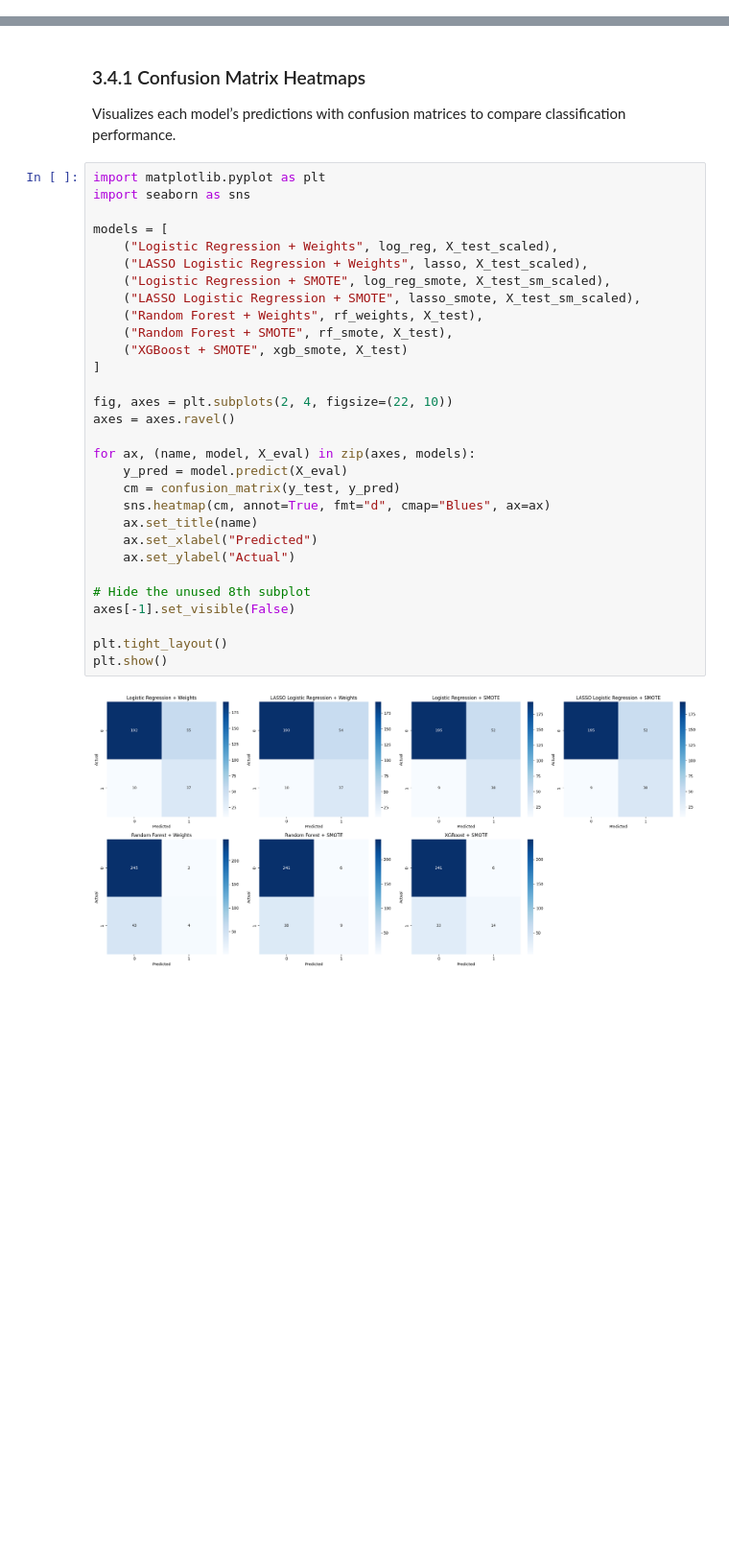
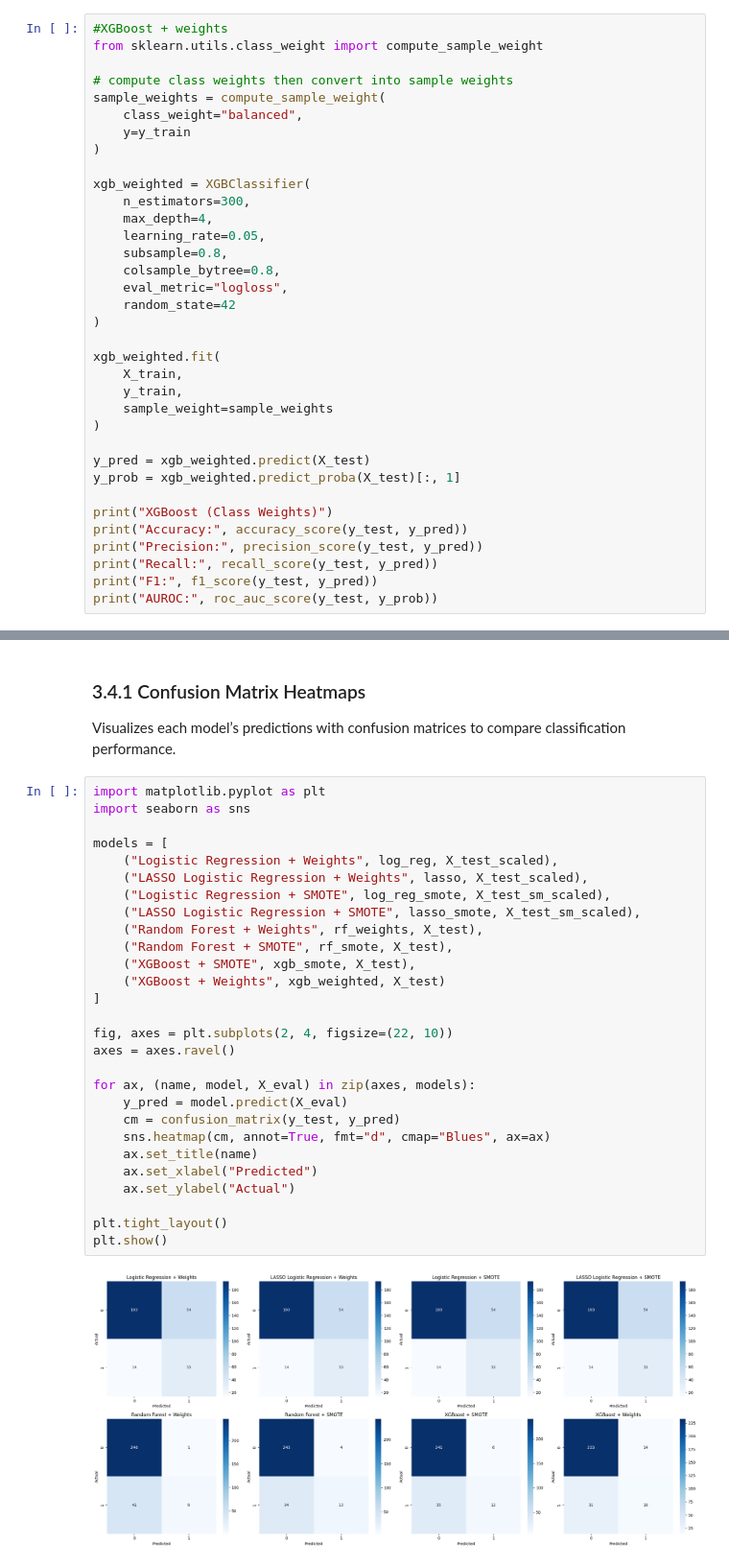
Before and after one commit to BigDataProject8/WorkforceIntelligence, a Jupyter notebook: project-08.ipynb, the cells around one changed output, grey strips where cells are left out. Shown at 96% size. Drawn from its saved outputs; the diff is of its cells as text; blank space fills up the shorter version.

```diff
--- a/project-08.ipynb
+++ b/project-08.ipynb
@@ -841,0 +846,35 @@ AUROC: 0.8259970712378328
+# %%
+#XGBoost + weights
+from sklearn.utils.class_weight import compute_sample_weight
+
+# compute class weights then convert into sample weights
+sample_weights = compute_sample_weight(
+    class_weight="balanced",
+    y=y_train
+)
+
+xgb_weighted = XGBClassifier(
+    n_estimators=300,
+    max_depth=4,
+    learning_rate=0.05,
+    subsample=0.8,
+    colsample_bytree=0.8,
+    eval_metric="logloss",
+    random_state=42
+)
+
+xgb_weighted.fit(
+    X_train,
+    y_train,
+    sample_weight=sample_weights
+)
+
+y_pred = xgb_weighted.predict(X_test)
+y_prob = xgb_weighted.predict_proba(X_test)[:, 1]
+
+print("XGBoost (Class Weights)")
+print("Accuracy:", accuracy_score(y_test, y_pred))
+print("Precision:", precision_score(y_test, y_pred))
+print("Recall:", recall_score(y_test, y_pred))
+print("F1:", f1_score(y_test, y_pred))
+print("AUROC:", roc_auc_score(y_test, y_prob))
@@ -889,35 +936,33 @@ Visualizes each model’s predictions with confusion matrices to compare classif
 # %%
 import matplotlib.pyplot as plt
 import seaborn as sns
 
 models = [
     ("Logistic Regression + Weights", log_reg, X_test_scaled),
     ("LASSO Logistic Regression + Weights", lasso, X_test_scaled),
     ("Logistic Regression + SMOTE", log_reg_smote, X_test_sm_scaled),
     ("LASSO Logistic Regression + SMOTE", lasso_smote, X_test_sm_scaled),
     ("Random Forest + Weights", rf_weights, X_test),
     ("Random Forest + SMOTE", rf_smote, X_test),
-    ("XGBoost + SMOTE", xgb_smote, X_test)
+    ("XGBoost + SMOTE", xgb_smote, X_test),
+    ("XGBoost + Weights", xgb_weighted, X_test)
 ]
 
 fig, axes = plt.subplots(2, 4, figsize=(22, 10))
 axes = axes.ravel()
 
 for ax, (name, model, X_eval) in zip(axes, models):
     y_pred = model.predict(X_eval)
     cm = confusion_matrix(y_test, y_pred)
     sns.heatmap(cm, annot=True, fmt="d", cmap="Blues", ax=ax)
     ax.set_title(name)
     ax.set_xlabel("Predicted")
     ax.set_ylabel("Actual")
 
-# Hide the unused 8th subplot
-axes[-1].set_visible(False)
-
 plt.tight_layout()
 plt.show()
 # %% [output]
-[figure, old version]
+[figure, new version]
 # %% [markdown]
 ### 3.4.2 Model Comparison Summary
 
```
Also changed, not shown: parts of 6 cells of this notebook.
